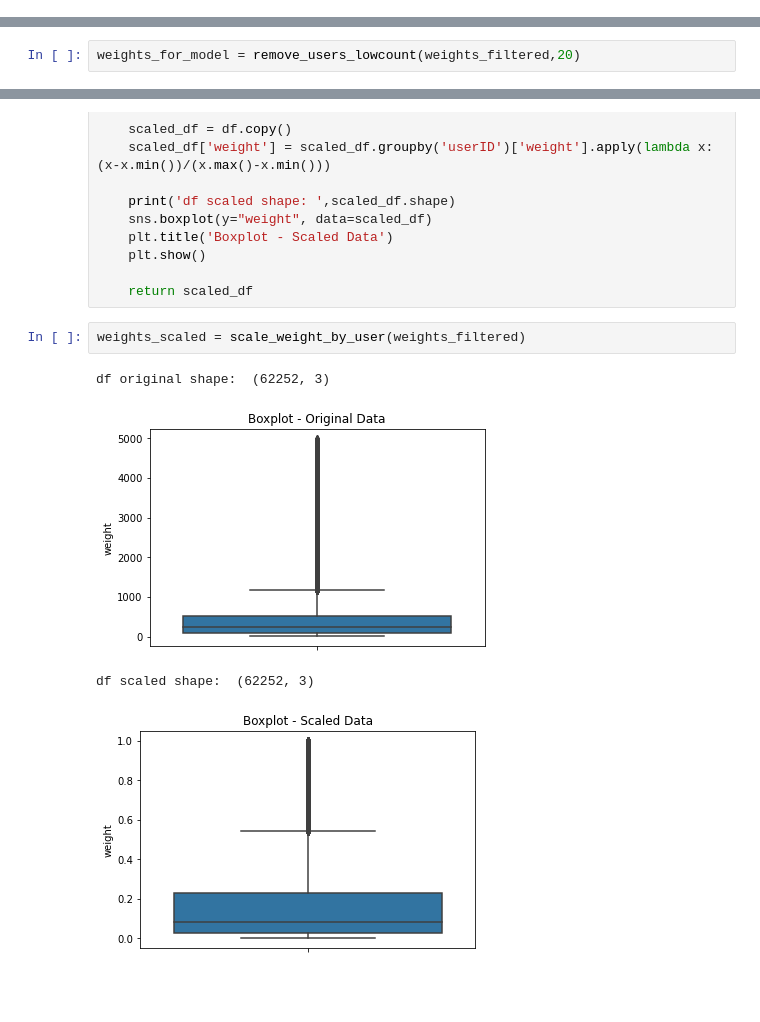
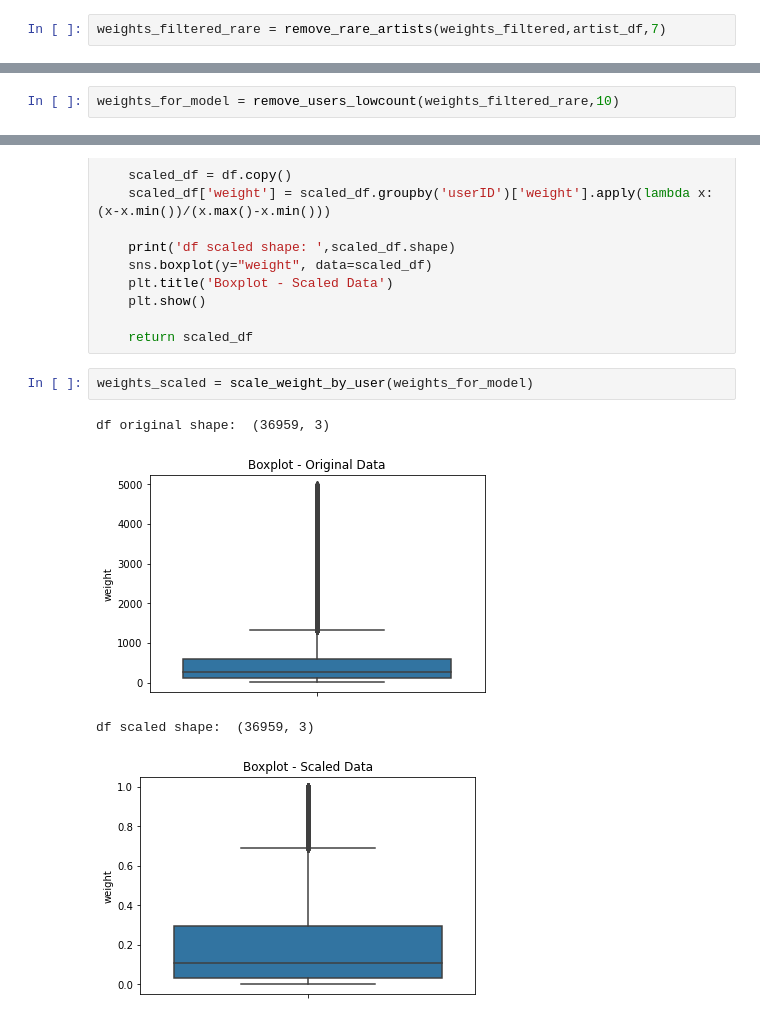
Before and after one commit to luish910/cda_recomm_project, a Jupyter notebook: Processing Functions.ipynb, the cells around one changed output, grey strips where cells are left out. Saved outputs shown, nothing was run; the diff lists cells and outputs as text; blank space fills up the shorter version.

```diff
--- a/Processing Functions.ipynb
+++ b/Processing Functions.ipynb
@@ -97,0 +325,2 @@ Name: weight, dtype: float64
+# %%
+weights_filtered_rare = remove_rare_artists(weights_filtered,artist_df,7)
@@ -119,5 +389,5 @@ def remove_users_lowcount (df,min_artists):
     print(f"% of removed records: {round(1-(new_df.shape[0]/df.shape[0]),4)}")
     return new_df
 # %%
-weights_for_model = remove_users_lowcount(weights_filtered,20)
+weights_for_model = remove_users_lowcount(weights_filtered_rare,10)
 # %% [output]
@@ -245,10 +423,10 @@ def scale_weight_by_user(df):
 
     return scaled_df
 # %%
-weights_scaled = scale_weight_by_user(weights_filtered)
+weights_scaled = scale_weight_by_user(weights_for_model)
 # %% [output]
-df original shape:  (62252, 3)
+df original shape:  (36959, 3)
-[figure, old version]
+[figure, new version]
-df scaled shape:  (62252, 3)
+df scaled shape:  (36959, 3)
-[figure, old version]
+[figure, new version]
 # %%
```
Also changed, not shown: parts of 10 cells of this notebook.
